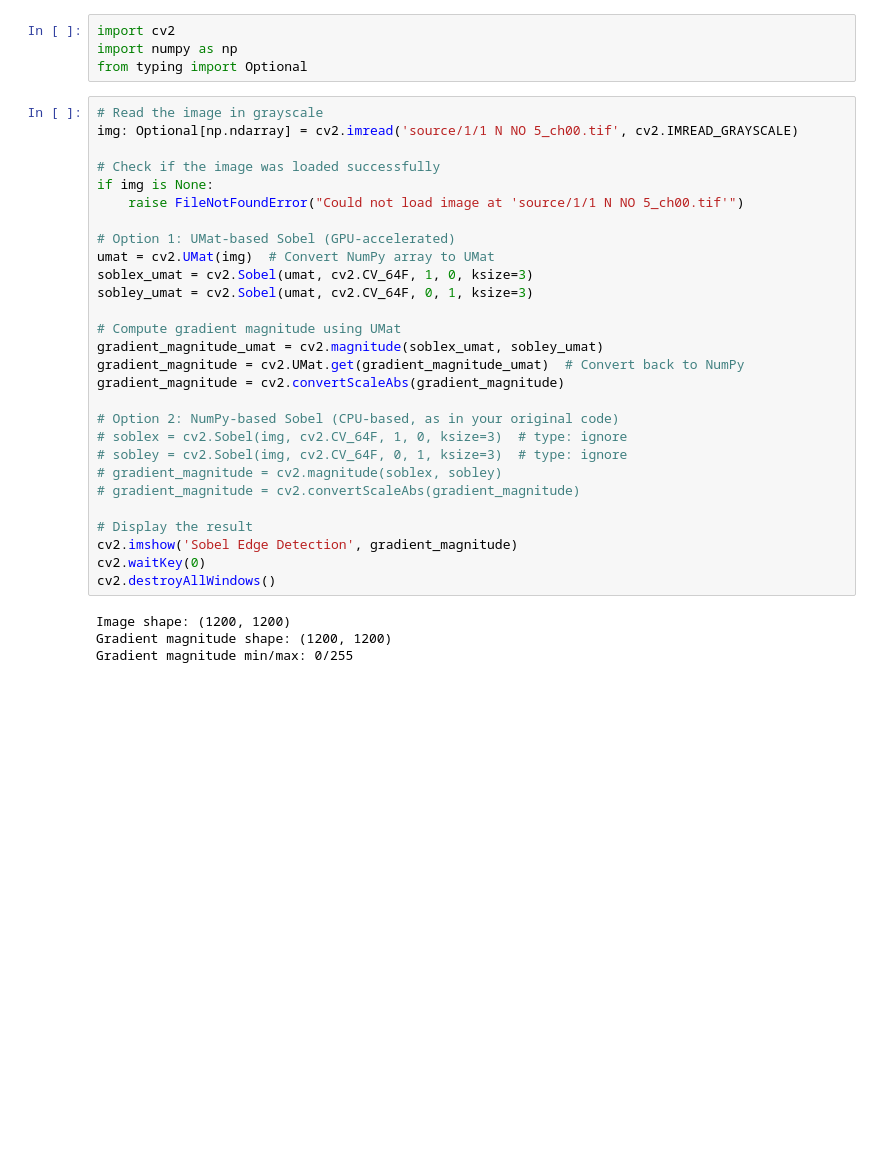
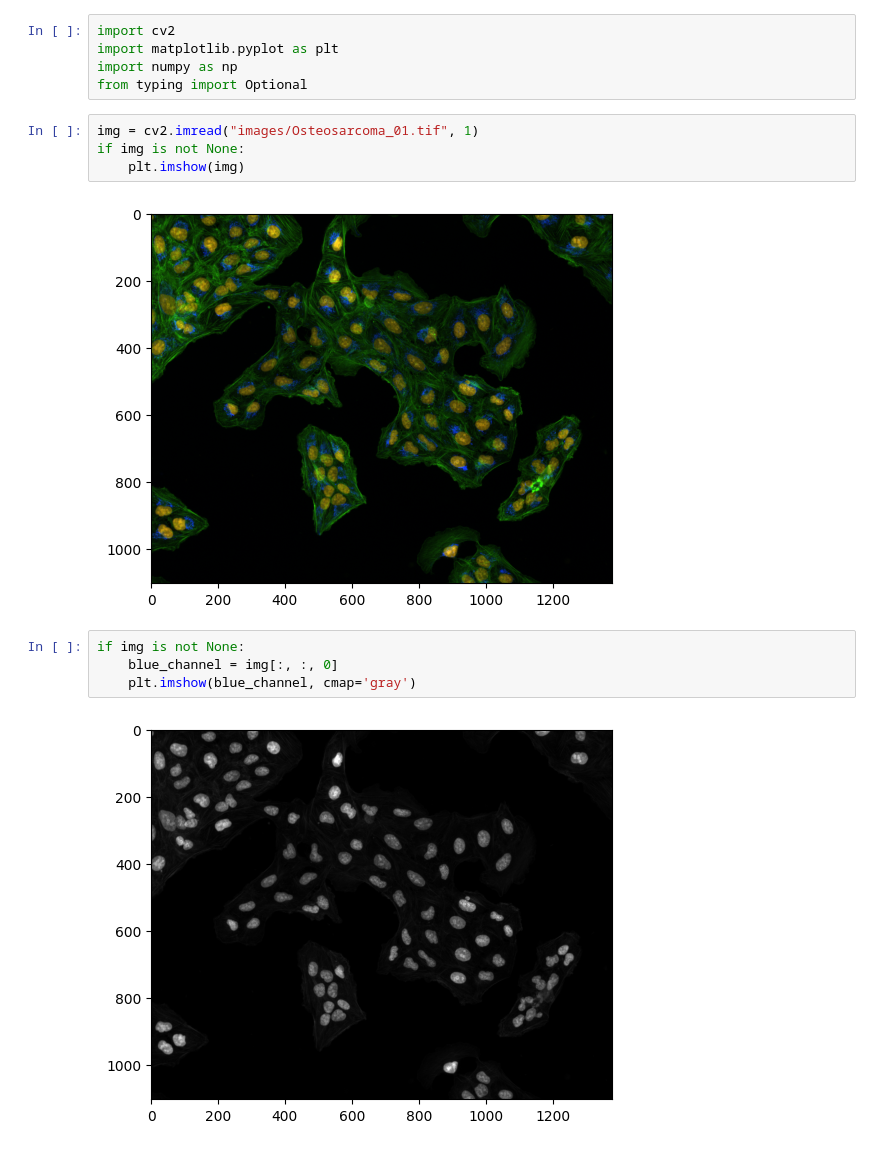
Before and after one commit to v1-v0/lzh3_202526, a Jupyter notebook: outline.ipynb, the cells around one changed output. Cells and saved outputs as stored; diff of their text form; blank space fills up the shorter version.

Commit message:
Refactor image processing code in Jupyter notebook for clarity and efficiency

```diff
--- a/outline.ipynb
+++ b/outline.ipynb
@@ -1,36 +1,17 @@
 # %%
 import cv2
+import matplotlib.pyplot as plt
 import numpy as np
 from typing import Optional
+# %%
+img = cv2.imread("images/Osteosarcoma_01.tif", 1)
+if img is not None:
+    plt.imshow(img)
+# %% [output]
+[figure, added]
 # %%
-# Read the image in grayscale
-img: Optional[np.ndarray] = cv2.imread('source/1/1 N NO 5_ch00.tif', cv2.IMREAD_GRAYSCALE)
-
-# Check if the image was loaded successfully
-if img is None:
-    raise FileNotFoundError("Could not load image at 'source/1/1 N NO 5_ch00.tif'")
-
-# Option 1: UMat-based Sobel (GPU-accelerated)
-umat = cv2.UMat(img)  # Convert NumPy array to UMat
-soblex_umat = cv2.Sobel(umat, cv2.CV_64F, 1, 0, ksize=3)
-sobley_umat = cv2.Sobel(umat, cv2.CV_64F, 0, 1, ksize=3)
-
-# Compute gradient magnitude using UMat
-gradient_magnitude_umat = cv2.magnitude(soblex_umat, sobley_umat)
-gradient_magnitude = cv2.UMat.get(gradient_magnitude_umat)  # Convert back to NumPy
-gradient_magnitude = cv2.convertScaleAbs(gradient_magnitude)
-
-# Option 2: NumPy-based Sobel (CPU-based, as in your original code)
-# soblex = cv2.Sobel(img, cv2.CV_64F, 1, 0, ksize=3)  # type: ignore
-# sobley = cv2.Sobel(img, cv2.CV_64F, 0, 1, ksize=3)  # type: ignore
-# gradient_magnitude = cv2.magnitude(soblex, sobley)
-# gradient_magnitude = cv2.convertScaleAbs(gradient_magnitude)
-
-# Display the result
-cv2.imshow('Sobel Edge Detection', gradient_magnitude)
-cv2.waitKey(0)
-cv2.destroyAllWindows()
+if img is not None:
+    blue_channel = img[:, :, 0]
+    plt.imshow(blue_channel, cmap='gray')
 # %% [output]
-Image shape: (1200, 1200)
-Gradient magnitude shape: (1200, 1200)
-Gradient magnitude min/max: 0/255
+[figure, added]
```
Also changed, not shown: parts of 2 cells of this notebook.
